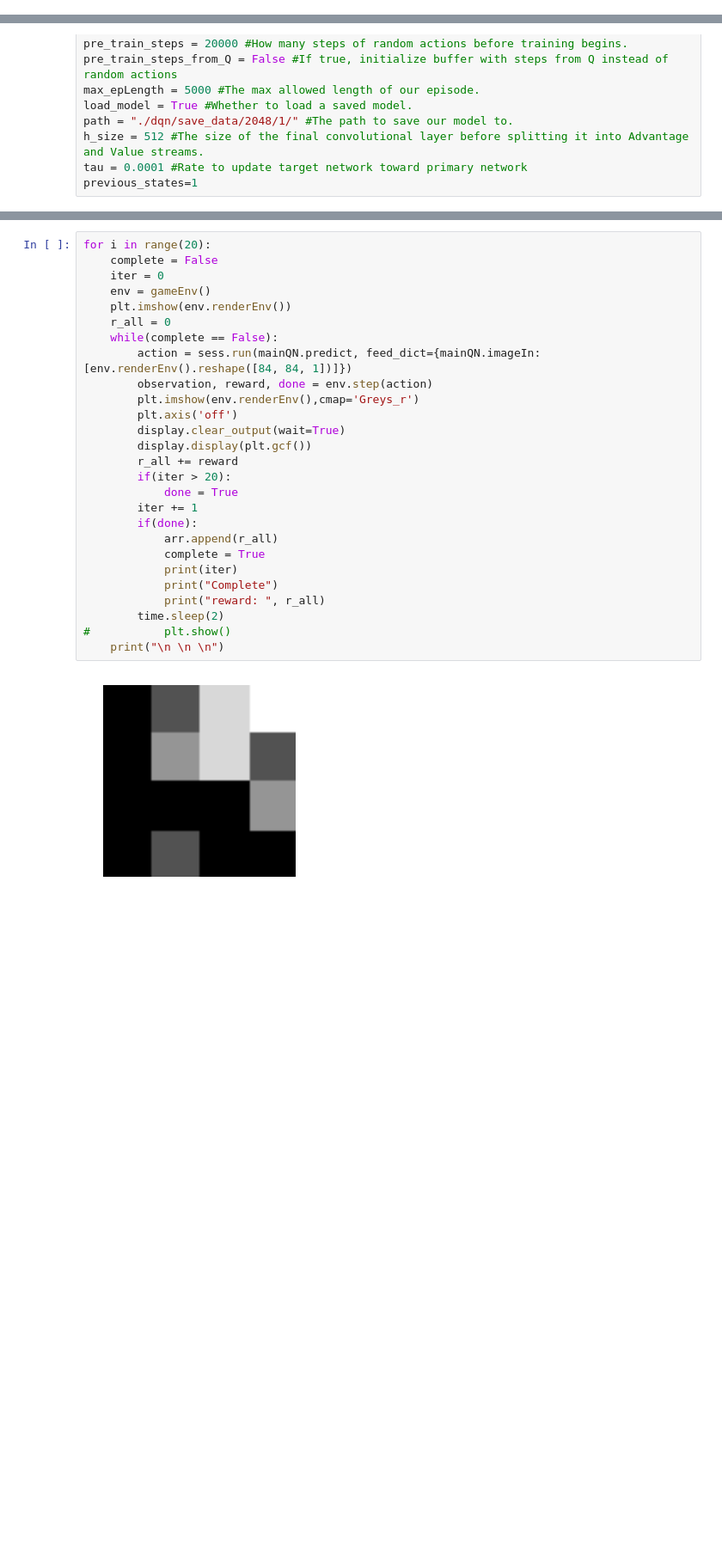
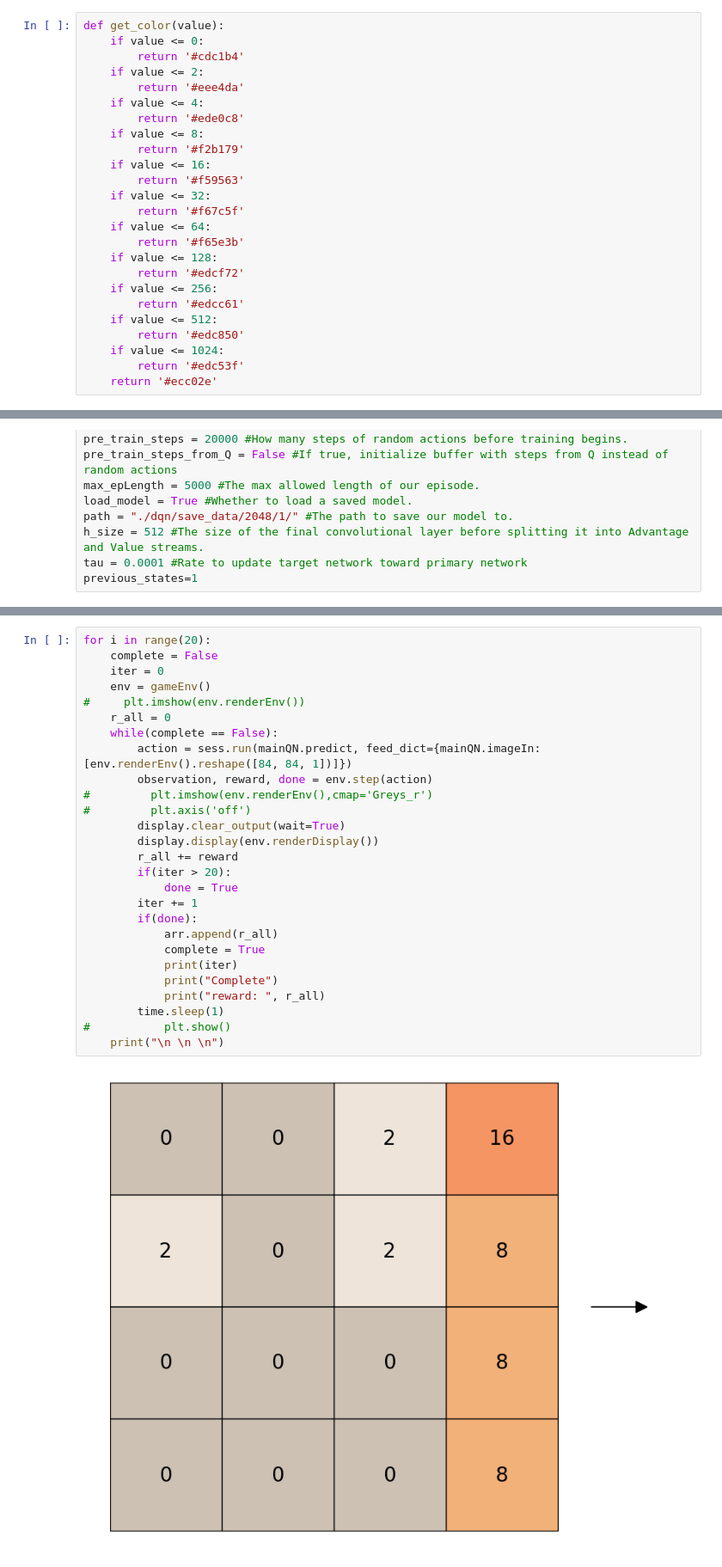
Before and after one commit to derrowap/Deep-Reinforcement-Learning-Project, a Jupyter notebook: 2048.ipynb, the cells around one changed output, grey strips where cells are left out. Shown: that part at 86% size. Cells and saved outputs as stored; diff of their text form; blank space fills up the shorter version.

Commit message:
added graphics to 2048

```diff
--- a/2048.ipynb
+++ b/2048.ipynb
@@ -11,6 +11,31 @@ import time
 import math
 import cProfile
 %matplotlib inline
+# %%
+def get_color(value):
+    if value <= 0:
+        return '#cdc1b4'
+    if value <= 2:
+        return '#eee4da'
+    if value <= 4:
+        return '#ede0c8'
+    if value <= 8:
+        return '#f2b179'
+    if value <= 16:
+        return '#f59563'
+    if value <= 32:
+        return '#f67c5f'
+    if value <= 64:
+        return '#f65e3b'
+    if value <= 128:
+        return '#edcf72'
+    if value <= 256:
+        return '#edcc61'
+    if value <= 512:
+        return '#edc850'
+    if value <= 1024:
+        return '#edc53f'
+    return '#ecc02e'
 # %%
 class gameEnv():
     def __init__(self):
@@ -226,29 +292,29 @@ plt.imshow(env.renderEnv())
 # %%
 for i in range(20):
     complete = False
     iter = 0
     env = gameEnv()
-    plt.imshow(env.renderEnv())
+#     plt.imshow(env.renderEnv())
     r_all = 0
     while(complete == False):
         action = sess.run(mainQN.predict, feed_dict={mainQN.imageIn:[env.renderEnv().reshape([84, 84, 1])]})
         observation, reward, done = env.step(action)
-        plt.imshow(env.renderEnv(),cmap='Greys_r')
-        plt.axis('off')
+#         plt.imshow(env.renderEnv(),cmap='Greys_r')
+#         plt.axis('off')
         display.clear_output(wait=True)
-        display.display(plt.gcf())
+        display.display(env.renderDisplay())
         r_all += reward
         if(iter > 20):
             done = True
         iter += 1
         if(done):
             arr.append(r_all)
             complete = True
             print(iter)
             print("Complete")
             print("reward: ", r_all)
-        time.sleep(2)
+        time.sleep(1)
 #           plt.show()
     print("\n \n \n")
 # %% [output]
-[figure, old version]
+[figure, new version]
```
Also changed, not shown: parts of 5 cells of this notebook.
